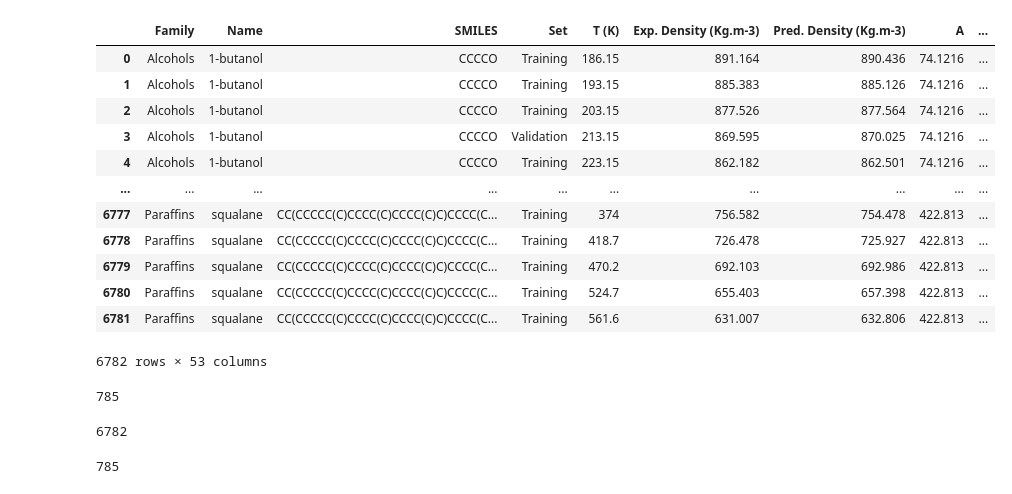
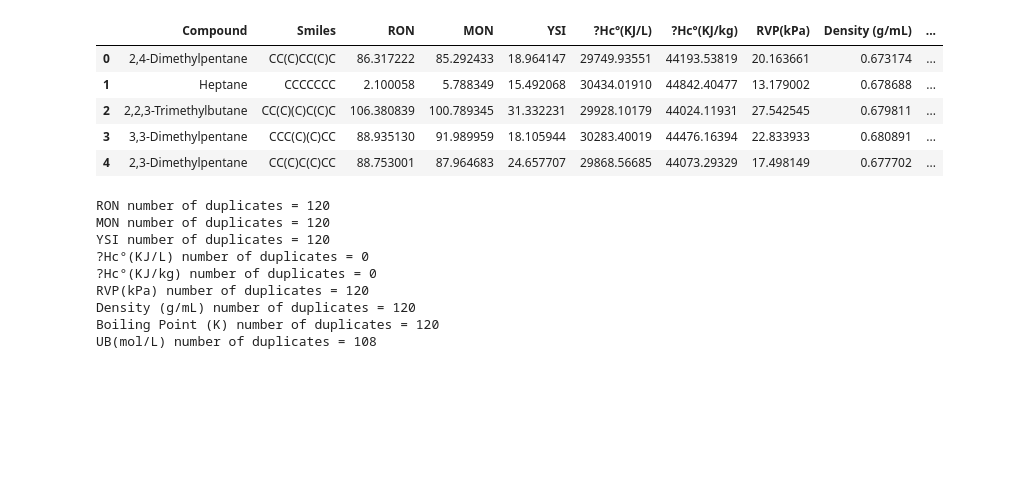
Before and after one commit to SergeyAnufriev/biofuels, a Jupyter notebook: Thermo_properties.ipynb, the cells around one changed output. Saved outputs shown, nothing was run; the diff lists cells and outputs as text; code cells hidden in the pictures; blank space fills up the shorter version.

Commit message:
add thermo data

```diff
--- a/Thermo_properties.ipynb
+++ b/Thermo_properties.ipynb
@@ -19,2 +7,2 @@ import pandas as pd
 # %%
-df = pd.read_excel(r'C:\Users\zcemg08\PycharmProjects\biofuels\data\density.xls')
+files_dir = glob.glob(r"C:\Users\zcemg08\PycharmProjects\biofuels\data\phys_prop\*.csv")
@@ -32,0 +9,11 @@ df.reset_index(drop=True, inplace=True)
+# %%
+df0 = pd.read_csv(files_dir[0], encoding= 'unicode_escape')
+df1 = pd.read_csv(files_dir[1], encoding= 'unicode_escape')
+df2 = pd.read_csv(files_dir[2], encoding= 'unicode_escape')
+df3 = pd.read_csv(files_dir[3], encoding= 'unicode_escape')
+df4 = pd.read_csv(files_dir[4], encoding= 'unicode_escape')
+df5 = pd.read_csv(files_dir[5], encoding= 'unicode_escape')
+# %%
+datka = [df0,df1,df2,df3,df4,df5]
+
+df0['UB(mol/L)'] = None
@@ -32,0 +46,9 @@ df.reset_index(drop=True, inplace=True)
+# %%
+df = pd.concat(datka[:-1])
+df = df.drop('NO.',axis=1)
+#Drop exact duplicated rows
+df = df.drop_duplicates()
+#Drop duplicated by Smiles	RON	MON	YSI	?Hc°(KJ/L)	?Hc°(KJ/kg)	RVP(kPa)	Density (g/mL)	Boiling Point (K)
+important_columns    = list(df)[1:-1]
+df                   = df.drop_duplicates(subset=important_columns)
+df                   = df.dropna(subset=['Smiles'])
@@ -33,16 +81,9 @@ df.reset_index(drop=True, inplace=True)
 # %%
-df
+df.head(5)
 # %% [output]
-|  | Family | Name | SMILES | Set | T (K) | Exp. Density (Kg.m-3) | Pred. Density (Kg.m-3) | A | ... |
-| 0 | Alcohols | 1-butanol | CCCCO | Training | 186.15 | 891.164 | 890.436 | 74.1216 | ... |
-| 1 | Alcohols | 1-butanol | CCCCO | Training | 193.15 | 885.383 | 885.126 | 74.1216 | ... |
-| 2 | Alcohols | 1-butanol | CCCCO | Training | 203.15 | 877.526 | 877.564 | 74.1216 | ... |
-| 3 | Alcohols | 1-butanol | CCCCO | Validation | 213.15 | 869.595 | 870.025 | 74.1216 | ... |
-| 4 | Alcohols | 1-butanol | CCCCO | Training | 223.15 | 862.182 | 862.501 | 74.1216 | ... |
-| ... | ... | ... | ... | ... | ... | ... | ... | ... | ... |
-| 6777 | Paraffins | squalane | CC(CCCCC(C)CCCC(C)CCCC(C)C)CCCC(C... | Training | 374 | 756.582 | 754.478 | 422.813 | ... |
-| 6778 | Paraffins | squalane | CC(CCCCC(C)CCCC(C)CCCC(C)C)CCCC(C... | Training | 418.7 | 726.478 | 725.927 | 422.813 | ... |
-| 6779 | Paraffins | squalane | CC(CCCCC(C)CCCC(C)CCCC(C)C)CCCC(C... | Training | 470.2 | 692.103 | 692.986 | 422.813 | ... |
-| 6780 | Paraffins | squalane | CC(CCCCC(C)CCCC(C)CCCC(C)C)CCCC(C... | Training | 524.7 | 655.403 | 657.398 | 422.813 | ... |
-| 6781 | Paraffins | squalane | CC(CCCCC(C)CCCC(C)CCCC(C)C)CCCC(C... | Training | 561.6 | 631.007 | 632.806 | 422.813 | ... |
+|  | Compound | Smiles | RON | MON | YSI | ?Hc°(KJ/L) | ?Hc°(KJ/kg) | RVP(kPa) | Density (g/mL) | ... |
+| 0 | 2,4-Dimethylpentane | CC(C)CC(C)C | 86.317222 | 85.292433 | 18.964147 | 29749.93551 | 44193.53819 | 20.163661 | 0.673174 | ... |
+| 1 | Heptane | CCCCCCC | 2.100058 | 5.788349 | 15.492068 | 30434.01910 | 44842.40477 | 13.179002 | 0.678688 | ... |
+| 2 | 2,2,3-Trimethylbutane | CC(C)(C)C(C)C | 106.380839 | 100.789345 | 31.332231 | 29928.10179 | 44024.11931 | 27.542545 | 0.679811 | ... |
+| 3 | 3,3-Dimethylpentane | CCC(C)(C)CC | 88.935130 | 91.989959 | 18.105944 | 30283.40019 | 44476.16394 | 22.833933 | 0.680891 | ... |
+| 4 | 2,3-Dimethylpentane | CC(C)C(C)CC | 88.753001 | 87.964683 | 24.657707 | 29868.56685 | 44073.29329 | 17.498149 | 0.677702 | ... |
-6782 rows × 53 columns
@@ -51,4 +89,0 @@ df.to_csv(r'C:\Users\zcemg08\PycharmProjects\biofuels\data\density_cleaned.csv')
-# %%
-len(set(df['SMILES'].values))
-# %% [output]
-785
@@ -58,8 +90,13 @@ den = pd.read_csv(r'C:\Users\zcemg08\PycharmProjects\biofuels\data\density_clean
-# %%
-len(den)
-# %% [output]
-6782
-# %%
-len(set(den['SMILES'].values))
-# %% [output]
-785
+# %%
+for col in list(df)[2:]:
+    print(col + ' '+ 'number of duplicates = {}'.format(df.duplicated(subset=['Smiles',col]).sum()))
+# %% [output]
+RON number of duplicates = 120
+MON number of duplicates = 120
+YSI number of duplicates = 120
+?Hc°(KJ/L) number of duplicates = 0
+?Hc°(KJ/kg) number of duplicates = 0
+RVP(kPa) number of duplicates = 120
+Density (g/mL) number of duplicates = 120
+Boiling Point (K) number of duplicates = 120
+UB(mol/L) number of duplicates = 108
```
Also changed, not shown: parts of 20 cells of this notebook, 13 other files.
